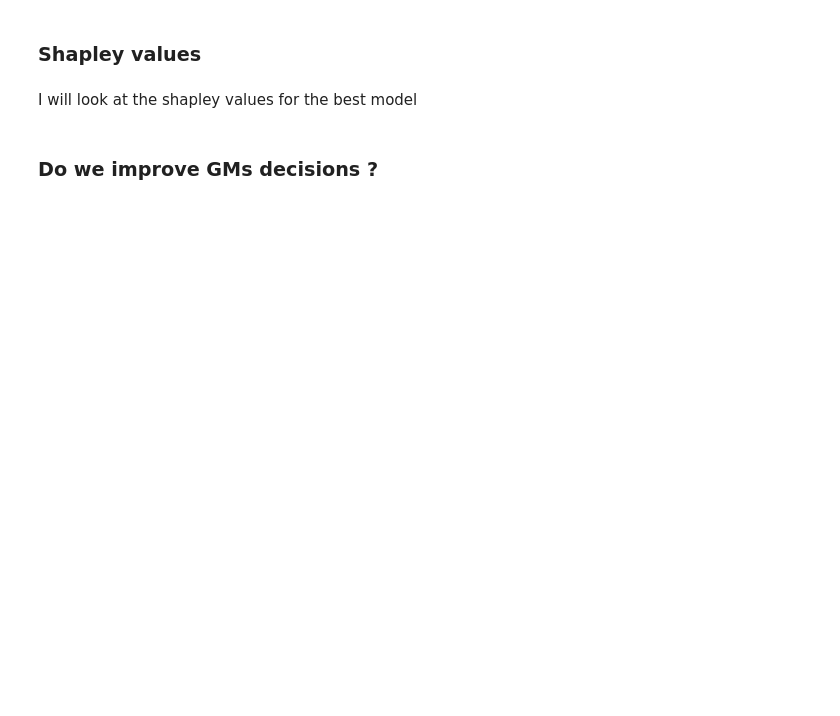
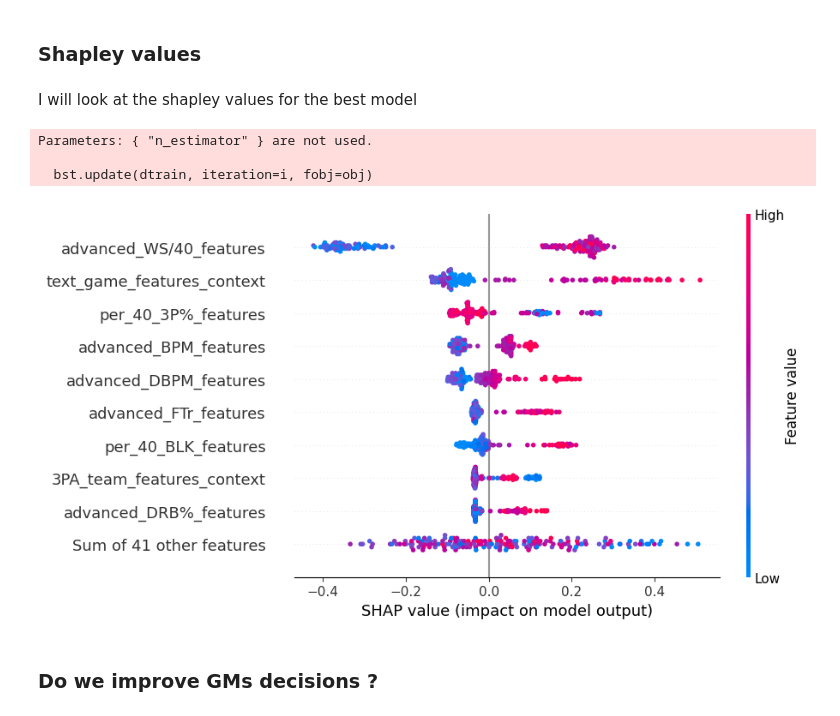
Before and after one commit to ThomasDelch97/Thesis---Code, a Jupyter notebook: Modelisation_Finale.ipynb, the cells around one changed output. Saved outputs shown, nothing was run; the diff lists cells and outputs as text; code cells hidden in the pictures; blank space fills up the shorter version.

```diff
--- a/Modelisation_Finale.ipynb
+++ b/Modelisation_Finale.ipynb
@@ -692,27 +717,33 @@ I will look at the shapley values for the best model
 # %%
 #Do not work with ImbPipeline, hence we redo the train manually
 scaler = StandardScaler()
 X_train_scaled = scaler.fit_transform(X_train)
 X_test_scaled = scaler.transform(X_test)
 X_test_scaled_df = pd.DataFrame(X_test_scaled, columns=X.columns)
 sm = SMOTETomek(sampling_strategy = 0.7, random_state=143)
 X_resampled, y_resampled = sm.fit_resample(X_train_scaled, y_train)
 
-model = XGBClassifier(learning_rate=0.01,
-                        max_depth=7,
-                        n_estimators=298,
-                        subsample=0.6804196802009144,
-                        colsample_bytree=0.6,
-                        gamma=0.0,
-                        random_state=48)
+model = XGBClassifier(random_state=48,
+                    colsample_bytree=0.6,
+                    gamma= 0.5520431082848759,
+                    learning_rate=0.022573473201075948,
+                    max_depth=2,
+                    n_estimator=100,
+                    subsample=0.6,
+                    eval_metric='auc')
 model.fit(X_resampled, y_resampled)
 
 #Shap values calculation
 explainer = shap.Explainer(model, X_resampled)
 shap_values = explainer(X_test_scaled_df)
 
 #Beeswarm plot
 shap.plots.beeswarm(shap_values, max_display=10)  #10 to keep lisibility
+# %% [output]
+Parameters: { "n_estimator" } are not used.
+
+  bst.update(dtrain, iteration=i, fobj=obj)
+[figure, added]
 # %% [markdown]
 ### Do we improve GMs decisions ?
 # %%
```
Also changed, not shown: parts of 10 cells of this notebook, 1 other file.
